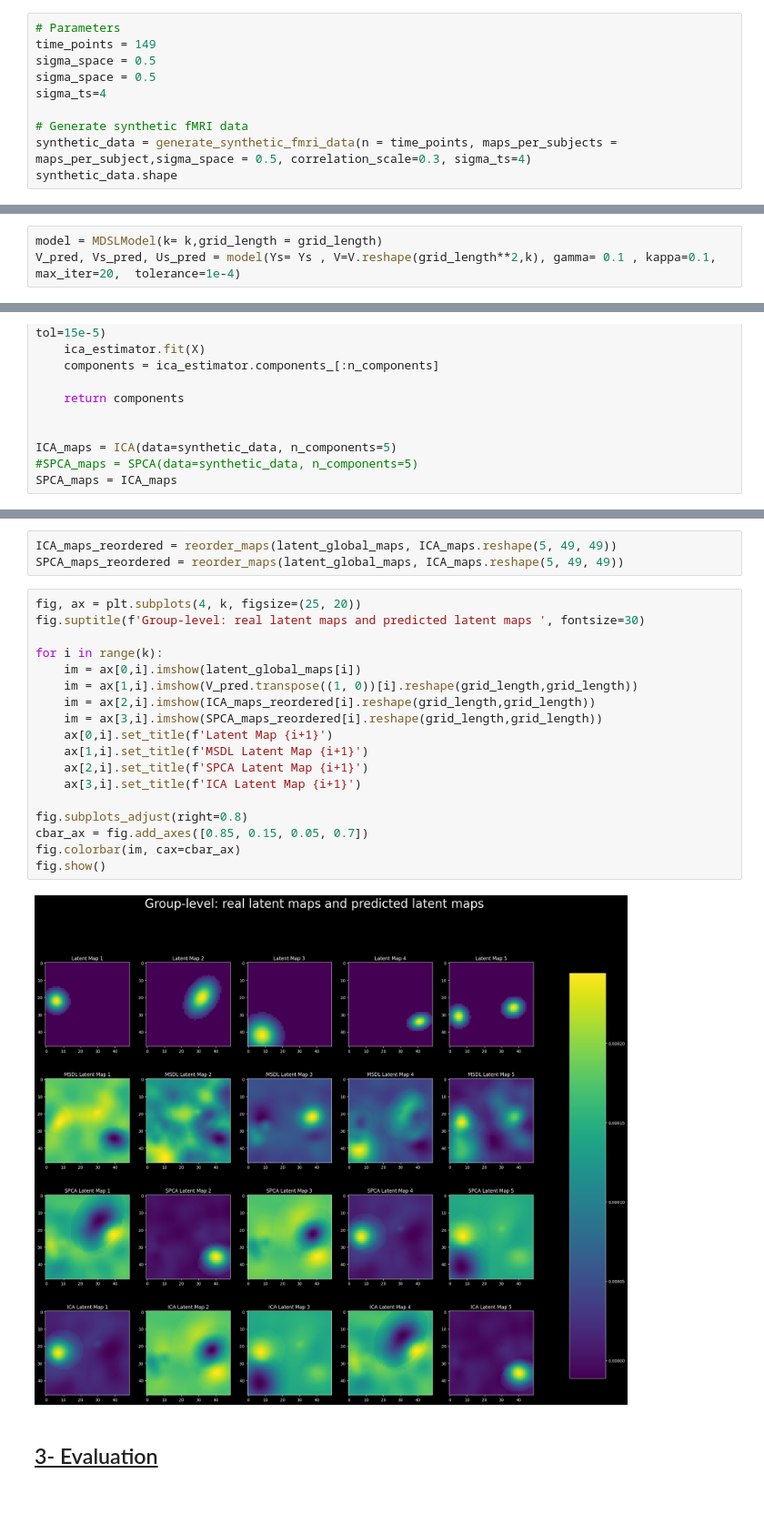
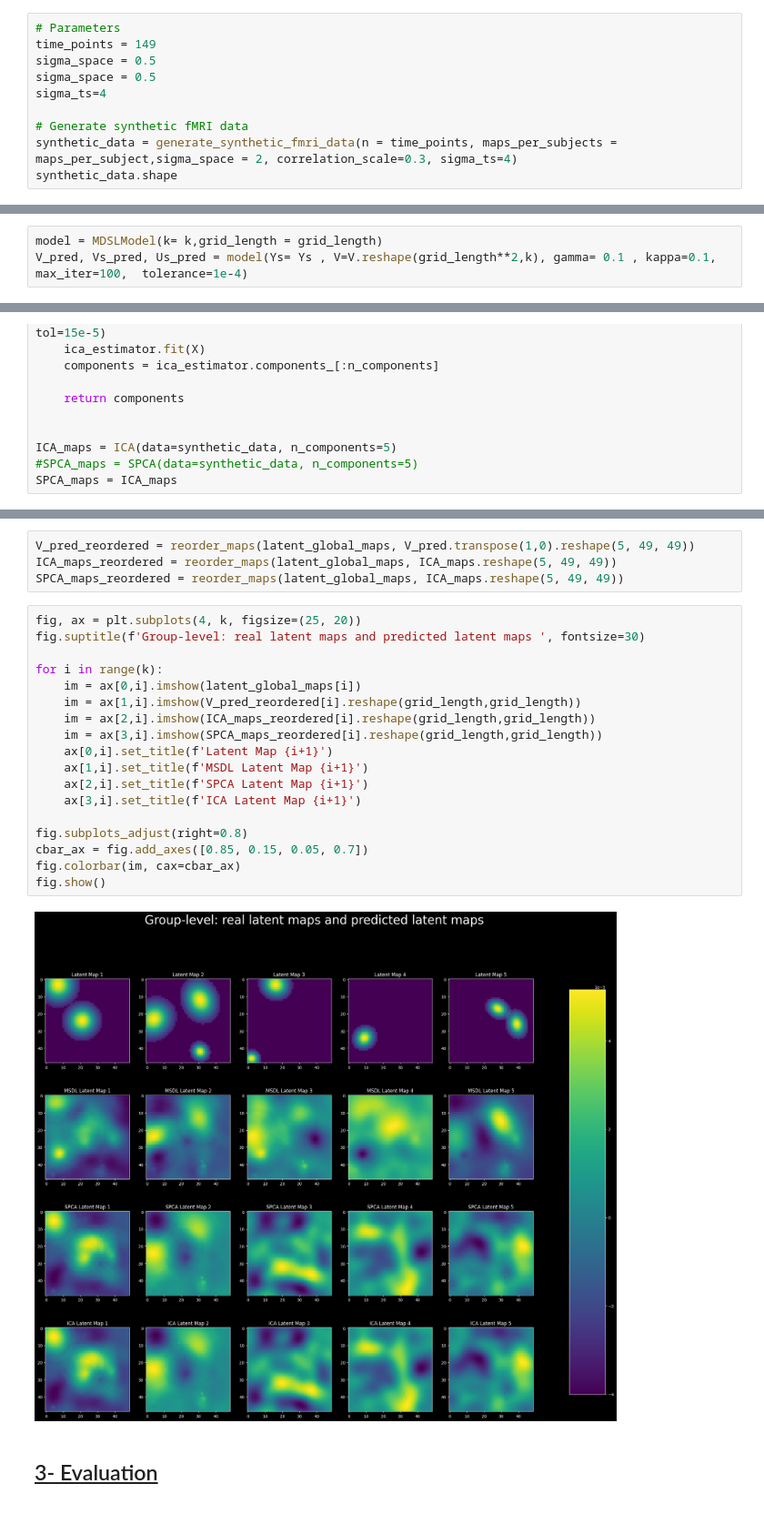
Before and after one commit to EmmaGau/project-mva-time-series, a Jupyter notebook: final_notebook.ipynb, the cells around one changed output, grey strips where cells are left out. Shown at 91% size. Saved outputs shown, nothing was run; the diff lists cells and outputs as text.

```diff
--- a/final_notebook.ipynb
+++ b/final_notebook.ipynb
@@ -208,7 +208,7 @@ sigma_space = 0.5
 sigma_ts=4
 
 # Generate synthetic fMRI data
-synthetic_data = generate_synthetic_fmri_data(n = time_points, maps_per_subjects = maps_per_subject,sigma_space = 0.5, correlation_scale=0.3, sigma_ts=4)
+synthetic_data = generate_synthetic_fmri_data(n = time_points, maps_per_subjects = maps_per_subject,sigma_space = 2, correlation_scale=0.3, sigma_ts=4)
 synthetic_data.shape
 # %% [output]
 (4, 149, 49, 49)
@@ -448,5 +448,5 @@ class MDSLModel:
         return V, Vs, Us
 # %%
 model = MDSLModel(k= k,grid_length = grid_length)
-V_pred, Vs_pred, Us_pred = model(Ys= Ys , V=V.reshape(grid_length**2,k), gamma= 0.1 , kappa=0.1, max_iter=20,  tolerance=1e-4)
+V_pred, Vs_pred, Us_pred = model(Ys= Ys , V=V.reshape(grid_length**2,k), gamma= 0.1 , kappa=0.1, max_iter=100,  tolerance=1e-4)
 # %% [output]
@@ -542,26 +543,27 @@ SPCA_maps = ICA_maps
 # %%
+V_pred_reordered = reorder_maps(latent_global_maps, V_pred.transpose(1,0).reshape(5, 49, 49))
 ICA_maps_reordered = reorder_maps(latent_global_maps, ICA_maps.reshape(5, 49, 49))
 SPCA_maps_reordered = reorder_maps(latent_global_maps, ICA_maps.reshape(5, 49, 49))
 # %%
 fig, ax = plt.subplots(4, k, figsize=(25, 20))
 fig.suptitle(f'Group-level: real latent maps and predicted latent maps ', fontsize=30)
 
 for i in range(k):
     im = ax[0,i].imshow(latent_global_maps[i])
-    im = ax[1,i].imshow(V_pred.transpose((1, 0))[i].reshape(grid_length,grid_length))
+    im = ax[1,i].imshow(V_pred_reordered[i].reshape(grid_length,grid_length))
     im = ax[2,i].imshow(ICA_maps_reordered[i].reshape(grid_length,grid_length))
     im = ax[3,i].imshow(SPCA_maps_reordered[i].reshape(grid_length,grid_length))
     ax[0,i].set_title(f'Latent Map {i+1}')
     ax[1,i].set_title(f'MSDL Latent Map {i+1}')
     ax[2,i].set_title(f'SPCA Latent Map {i+1}')
     ax[3,i].set_title(f'ICA Latent Map {i+1}')
 
 fig.subplots_adjust(right=0.8)
 cbar_ax = fig.add_axes([0.85, 0.15, 0.05, 0.7])
 fig.colorbar(im, cax=cbar_ax)
 fig.show()
 # %% [output]
-[figure, old version]
+[figure, new version]
 # %% [markdown]
 <h2><u>3- Evaluation </u><h2>
 # %% [markdown]
```
Also changed, not shown: parts of 12 cells of this notebook, 1 other file.
